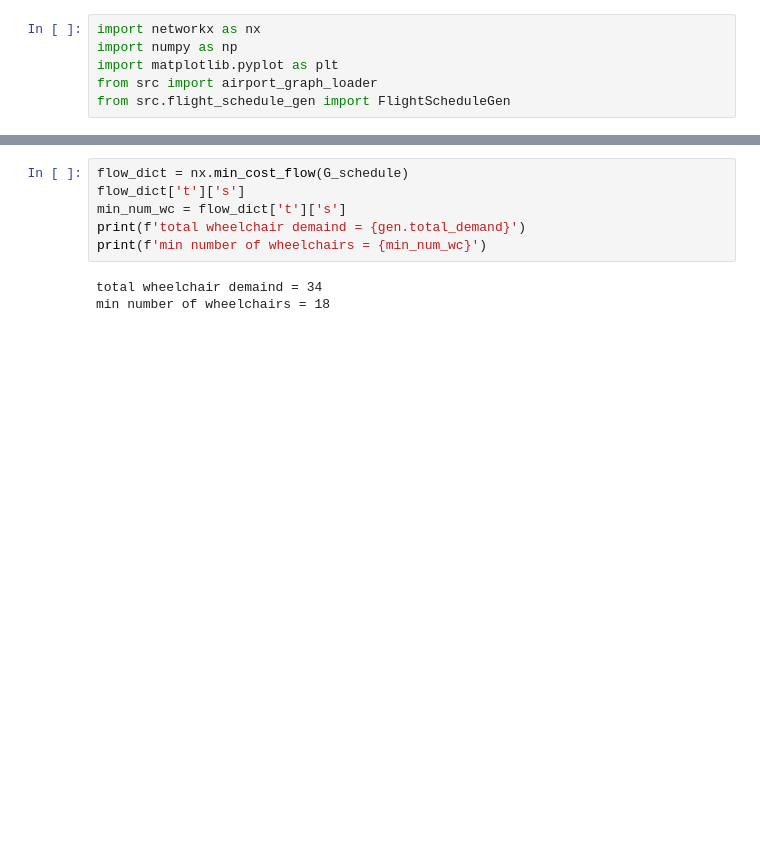
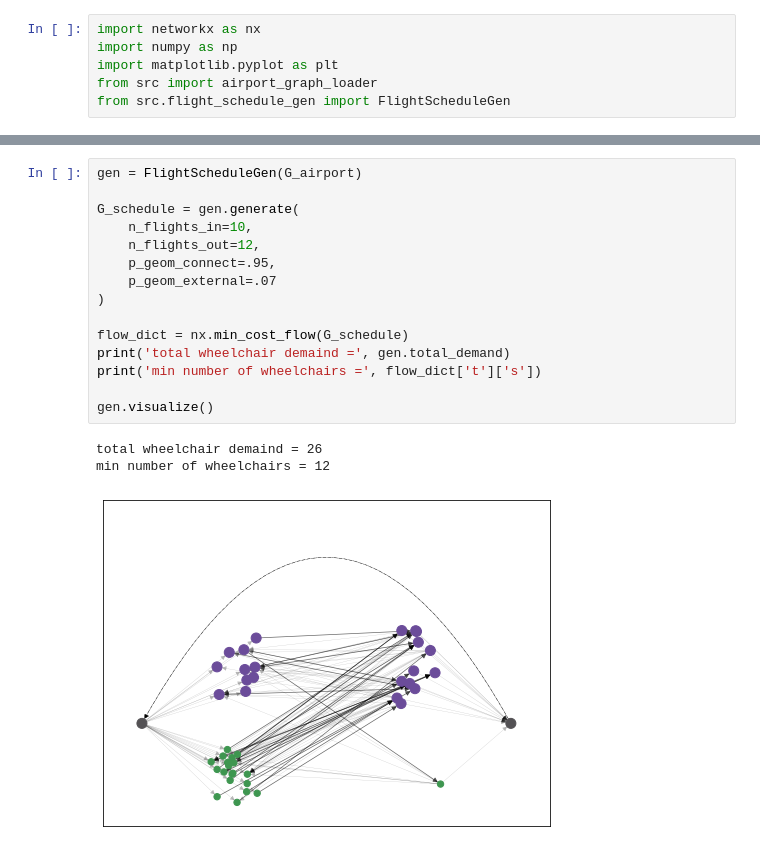
Before and after one commit to ArchieGertsman/ie532-final-project, a Jupyter notebook: analysis.ipynb, the cells around one changed output, grey strips where cells are left out. Saved outputs shown, nothing was run; the diff lists cells and outputs as text; blank space fills up the shorter version.

```diff
--- a/analysis.ipynb
+++ b/analysis.ipynb
@@ -66,9 +23,19 @@ _ = nx.draw_networkx_edges(G, pos=pos, width=.5, connectionstyle='arc3,rad=.8',
 # %%
+gen = FlightScheduleGen(G_airport)
+
+G_schedule = gen.generate(
+    n_flights_in=10,
+    n_flights_out=12,
+    p_geom_connect=.95,
+    p_geom_external=.07
+)
+
 flow_dict = nx.min_cost_flow(G_schedule)
-flow_dict['t']['s']
-min_num_wc = flow_dict['t']['s']
-print(f'total wheelchair demaind = {gen.total_demand}')
-print(f'min number of wheelchairs = {min_num_wc}')
+print('total wheelchair demaind =', gen.total_demand)
+print('min number of wheelchairs =', flow_dict['t']['s'])
+
+gen.visualize()
 # %% [output]
-total wheelchair demaind = 34
-min number of wheelchairs = 18
+total wheelchair demaind = 26
+min number of wheelchairs = 12
+[figure, added]
```
Also changed, not shown: parts of 2 cells of this notebook, 1 other file.
